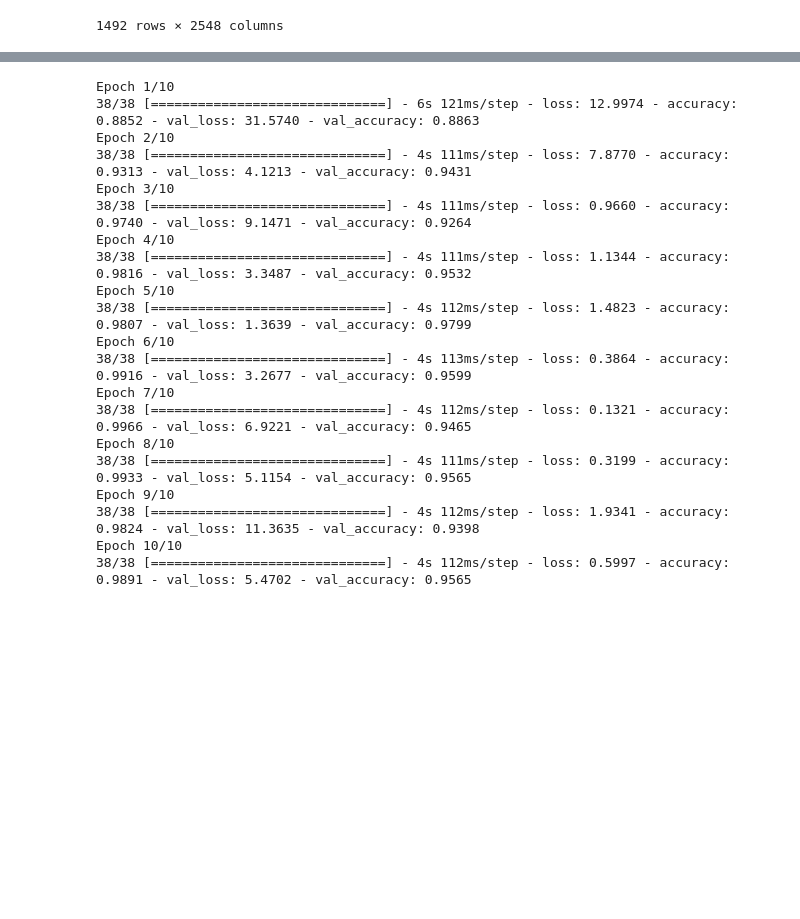
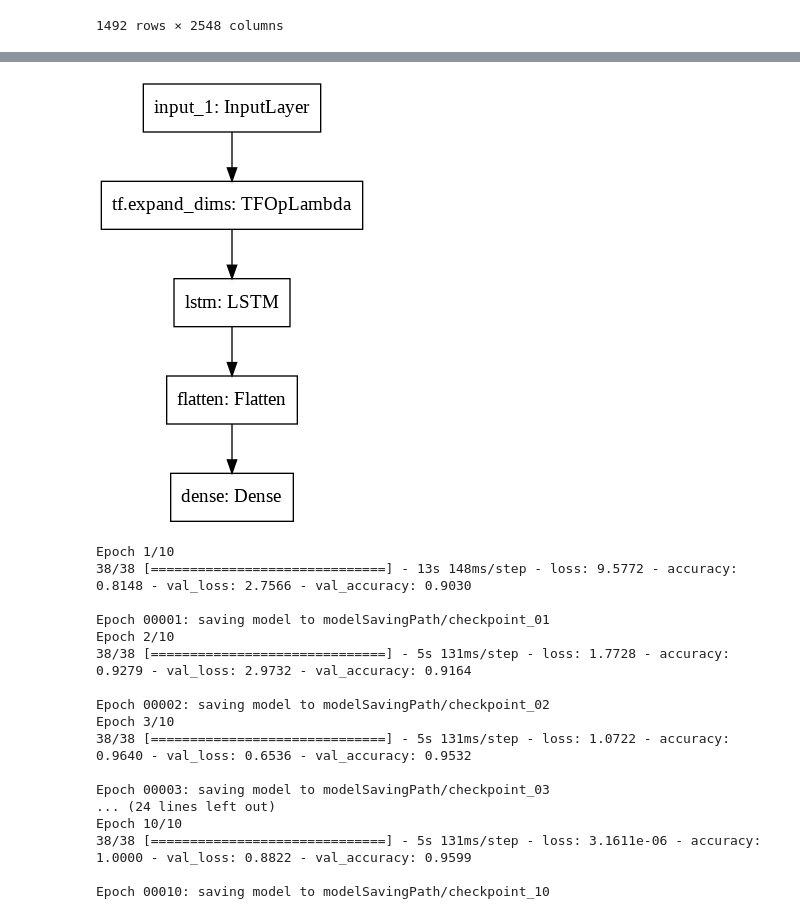
Before and after one commit to Vineet2107/EEG_Pipeline, a Jupyter notebook: Processing_EEG_dataset_with_RNN_LSTM.ipynb, the cells around one changed output, grey strips where cells are left out. Cells and saved outputs as stored; diff of their text form; code cells hidden in the pictures; blank space fills up the shorter version.

```diff
--- a/Processing_EEG_dataset_with_RNN_LSTM.ipynb
+++ b/Processing_EEG_dataset_with_RNN_LSTM.ipynb
@@ -108,3 +111,7 @@ Trainable params: 2,155,779
 Non-trainable params: 0
 _________________________________________________________________
 None
+# %%
+tf.keras.utils.plot_model(model, to_file = 'model.png')
+# %% [output]
+[figure, added]
@@ -111,45 +130,30 @@ None
 # %%
-model.compile(
-    optimizer='adam',
-    loss='sparse_categorical_crossentropy',
-    metrics=['accuracy']
-)
-
 history = model.fit(
     X_train,
     y_train,
     validation_split=0.2,
     batch_size=32,
     epochs=10,
-    callbacks=[
-        tf.keras.callbacks.EarlyStopping(
-            monitor='val_loss',
-            patience=5,
-            restore_best_weights=True
-        )
-    ]
+    callbacks=[earlyStoppingCallback, checkpoint]
 )
 # %% [output]
 Epoch 1/10
-38/38 [==============================] - 6s 121ms/step - loss: 12.9974 - accuracy: 0.8852 - val_loss: 31.5740 - val_accuracy: 0.8863
+38/38 [==============================] - 13s 148ms/step - loss: 9.5772 - accuracy: 0.8148 - val_loss: 2.7566 - val_accuracy: 0.9030
+
+Epoch 00001: saving model to modelSavingPath/checkpoint_01
 Epoch 2/10
-38/38 [==============================] - 4s 111ms/step - loss: 7.8770 - accuracy: 0.9313 - val_loss: 4.1213 - val_accuracy: 0.9431
+38/38 [==============================] - 5s 131ms/step - loss: 1.7728 - accuracy: 0.9279 - val_loss: 2.9732 - val_accuracy: 0.9164
+
+Epoch 00002: saving model to modelSavingPath/checkpoint_02
 Epoch 3/10
-38/38 [==============================] - 4s 111ms/step - loss: 0.9660 - accuracy: 0.9740 - val_loss: 9.1471 - val_accuracy: 0.9264
-Epoch 4/10
-38/38 [==============================] - 4s 111ms/step - loss: 1.1344 - accuracy: 0.9816 - val_loss: 3.3487 - val_accuracy: 0.9532
-Epoch 5/10
-38/38 [==============================] - 4s 112ms/step - loss: 1.4823 - accuracy: 0.9807 - val_loss: 1.3639 - val_accuracy: 0.9799
-Epoch 6/10
-38/38 [==============================] - 4s 113ms/step - loss: 0.3864 - accuracy: 0.9916 - val_loss: 3.2677 - val_accuracy: 0.9599
-Epoch 7/10
-38/38 [==============================] - 4s 112ms/step - loss: 0.1321 - accuracy: 0.9966 - val_loss: 6.9221 - val_accuracy: 0.9465
-Epoch 8/10
-38/38 [==============================] - 4s 111ms/step - loss: 0.3199 - accuracy: 0.9933 - val_loss: 5.1154 - val_accuracy: 0.9565
-Epoch 9/10
-38/38 [==============================] - 4s 112ms/step - loss: 1.9341 - accuracy: 0.9824 - val_loss: 11.3635 - val_accuracy: 0.9398
+38/38 [==============================] - 5s 131ms/step - loss: 1.0722 - accuracy: 0.9640 - val_loss: 0.6536 - val_accuracy: 0.9532
+
+Epoch 00003: saving model to modelSavingPath/checkpoint_03
+... (24 lines left out)
 Epoch 10/10
-38/38 [==============================] - 4s 112ms/step - loss: 0.5997 - accuracy: 0.9891 - val_loss: 5.4702 - val_accuracy: 0.9565
+38/38 [==============================] - 5s 131ms/step - loss: 3.1611e-06 - accuracy: 1.0000 - val_loss: 0.8822 - val_accuracy: 0.9599
+
+Epoch 00010: saving model to modelSavingPath/checkpoint_10
 # %%
 model_acc = model.evaluate(X_test, y_test, verbose=0)[1]
 print("Test Accuracy: {:.3f}%".format(model_acc * 100))
```
Also changed, not shown: parts of 13 cells of this notebook.
